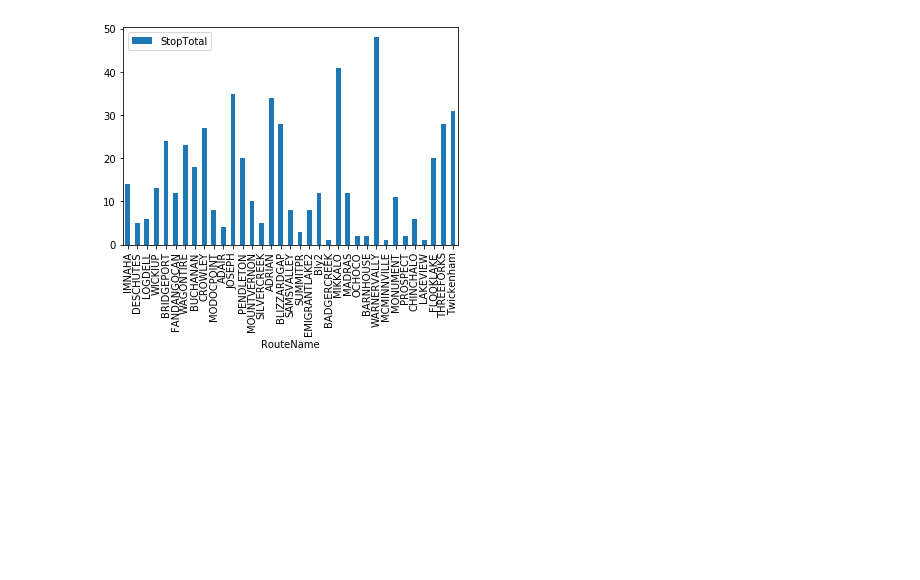
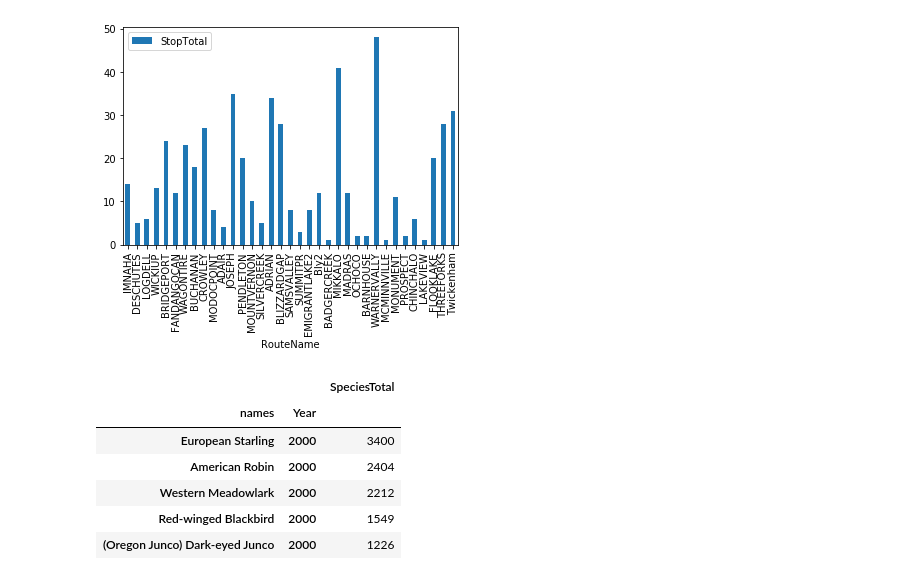
Before and after one commit to MTG6/BirdProject, a Jupyter notebook: Yo_Birds.ipynb, the cells around one changed output. Drawn from its saved outputs; the diff is of its cells as text; code cells hidden in the pictures; blank space fills up the shorter version.

```diff
--- a/Yo_Birds.ipynb
+++ b/Yo_Birds.ipynb
@@ -261,0 +274,10 @@ or_final[or_final.names == "Western Meadowlark"].plot.bar(x='RouteName',y='StopT
+# %%
+oregon_final[['RouteName','names','SpeciesTotal','Year']][(oregon_final.Year == 2000) & (oregon_final.names.isin(funnames))].groupby(['names','Year']).sum().nlargest(5,'SpeciesTotal')
+# %% [output]
+|  |  | SpeciesTotal |
+| names | Year |  |
+| European Starling | 2000 | 3400 |
+| American Robin | 2000 | 2404 |
+| Western Meadowlark | 2000 | 2212 |
+| Red-winged Blackbird | 2000 | 1549 |
+| (Oregon Junco) Dark-eyed Junco | 2000 | 1226 |
```
Also changed, not shown: parts of 2 cells of this notebook, 3 other files.
